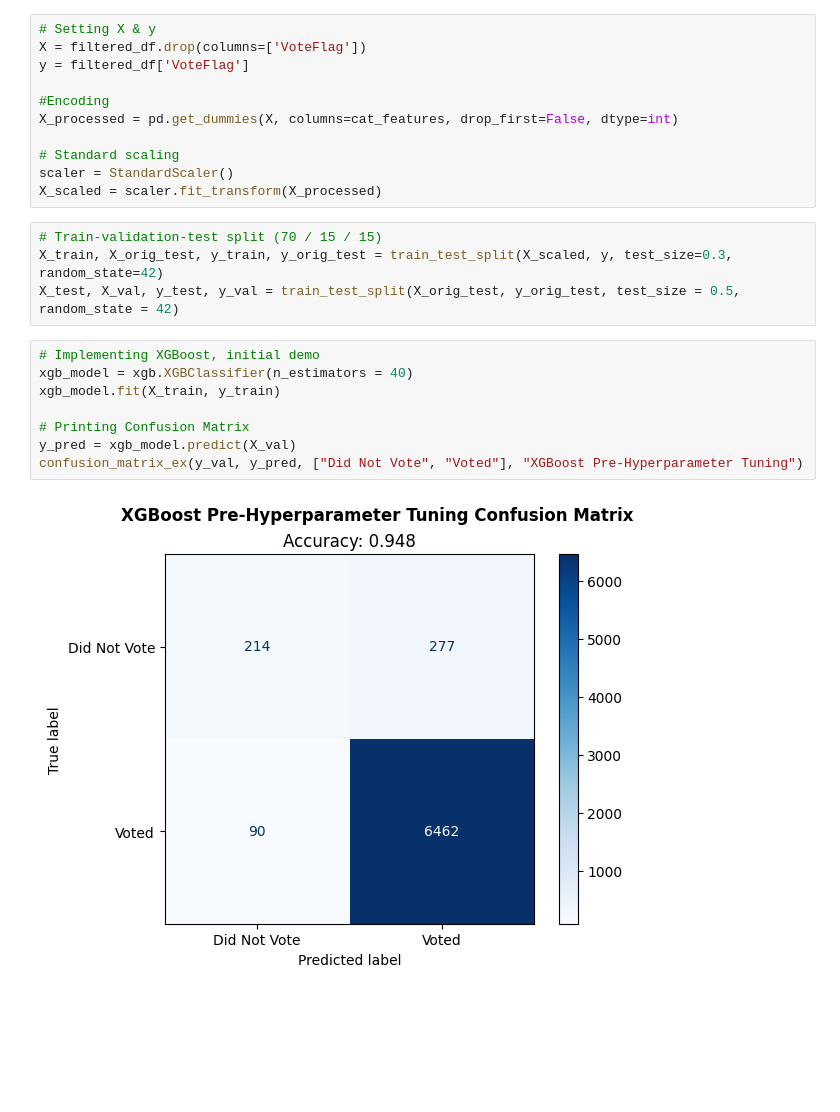
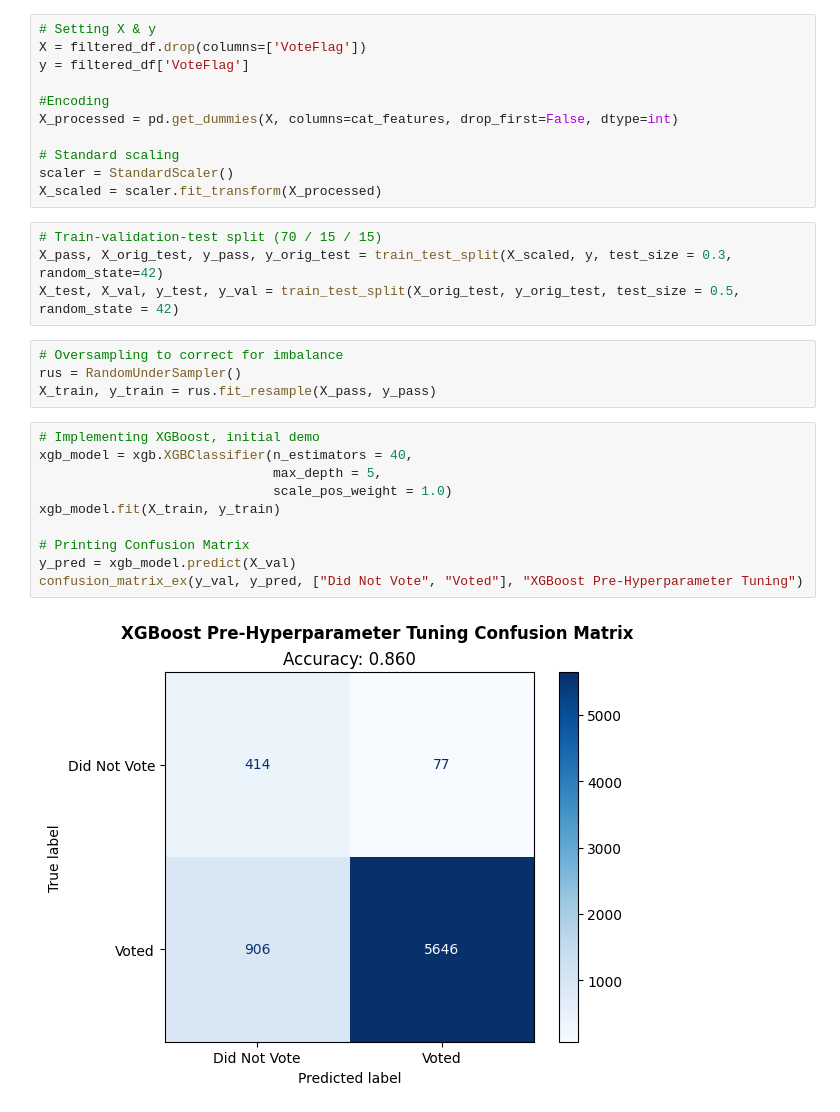
Before and after one commit to agtrinidad/s26-hnz-voter-predictors, a Jupyter notebook: g17_avery_workspace.ipynb, the cells around one changed output. Saved outputs shown, nothing was run; the diff lists cells and outputs as text; blank space fills up the shorter version.

Commit message:
Updating own workspace, particularly regarding undersampling

```diff
--- a/g17_avery_workspace.ipynb
+++ b/g17_avery_workspace.ipynb
@@ -1259,15 +1281,21 @@ scaler = StandardScaler()
 X_scaled = scaler.fit_transform(X_processed)
 # %%
 # Train-validation-test split (70 / 15 / 15)
-X_train, X_orig_test, y_train, y_orig_test = train_test_split(X_scaled, y, test_size=0.3, random_state=42)
+X_pass, X_orig_test, y_pass, y_orig_test = train_test_split(X_scaled, y, test_size = 0.3, random_state=42)
 X_test, X_val, y_test, y_val = train_test_split(X_orig_test, y_orig_test, test_size = 0.5, random_state = 42)
+# %%
+# Oversampling to correct for imbalance
+rus = RandomUnderSampler()
+X_train, y_train = rus.fit_resample(X_pass, y_pass)
 # %%
 # Implementing XGBoost, initial demo
-xgb_model = xgb.XGBClassifier(n_estimators = 40)
+xgb_model = xgb.XGBClassifier(n_estimators = 40,
+                              max_depth = 5,
+                              scale_pos_weight = 1.0)
 xgb_model.fit(X_train, y_train)
 
 # Printing Confusion Matrix
 y_pred = xgb_model.predict(X_val)
 confusion_matrix_ex(y_val, y_pred, ["Did Not Vote", "Voted"], "XGBoost Pre-Hyperparameter Tuning")
 # %% [output]
-[figure, old version]
+[figure, new version]
```
Also changed, not shown: parts of 12 cells of this notebook.
